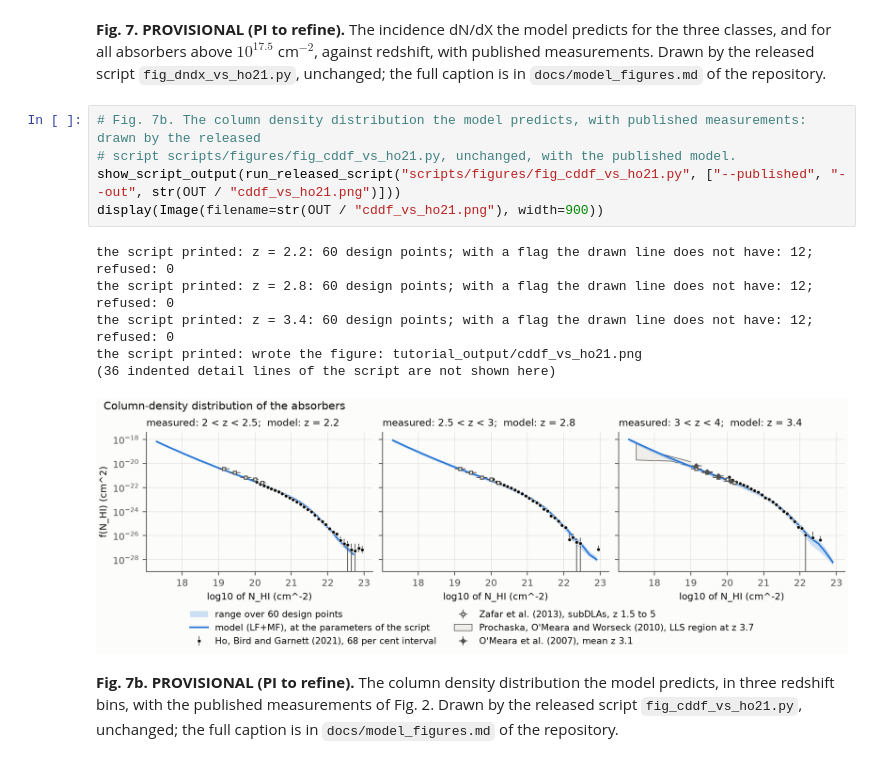
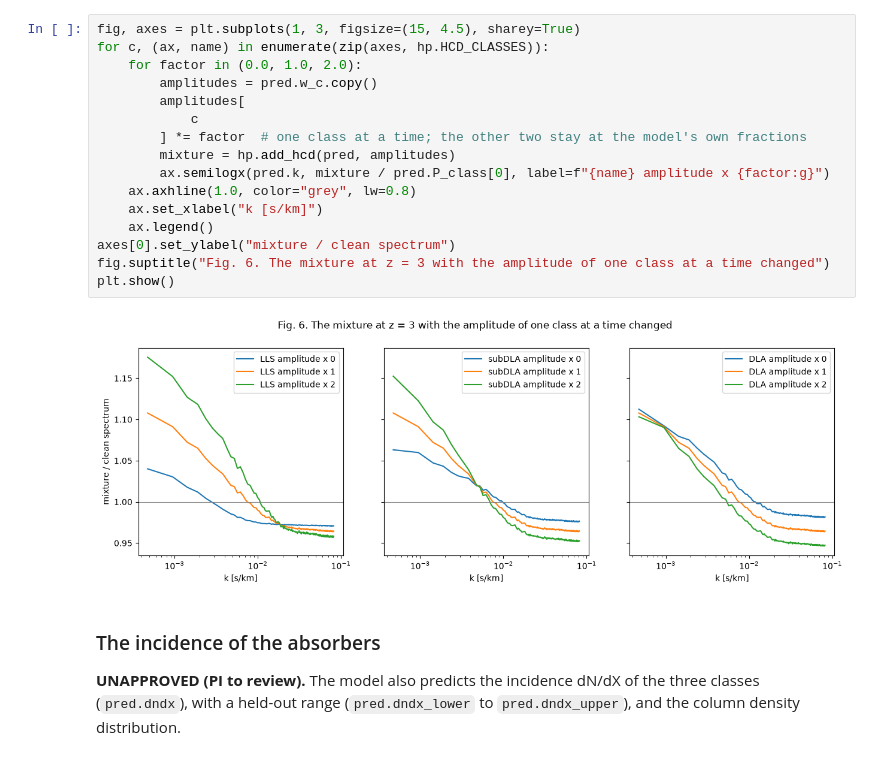
Before and after one commit to jibanCat/hcd_priya, a Jupyter notebook: notebooks/tutorial/hcd_priya_tutorial.ipynb, the cells around one changed output. Saved outputs shown, nothing was run; the diff lists cells and outputs as text.

```diff
--- a/notebooks/tutorial/hcd_priya_tutorial.ipynb
+++ b/notebooks/tutorial/hcd_priya_tutorial.ipynb
@@ -671,20 +200,23 @@ At z = 3 at the midpoint, the model's dN/dX with its held-out range (value x exp
-# %% [markdown]
-**Fig. 7. PROVISIONAL (PI to refine).** The incidence dN/dX the model predicts for the three classes, and for all
-absorbers above $10^{17.5}$ cm$^{-2}$, against redshift, with published measurements. Drawn by the released script
-`fig_dndx_vs_ho21.py`, unchanged; the full caption is in `docs/model_figures.md` of the repository.
-# %%
-# Fig. 7b. The column density distribution the model predicts, with published measurements: drawn by the released
-# script scripts/figures/fig_cddf_vs_ho21.py, unchanged, with the published model.
-show_script_output(run_released_script("scripts/figures/fig_cddf_vs_ho21.py", ["--published", "--out", str(OUT / "cddf_vs_ho21.png")]))
-display(Image(filename=str(OUT / "cddf_vs_ho21.png"), width=900))
-# %% [output]
-the script printed: z = 2.2: 60 design points; with a flag the drawn line does not have: 12; refused: 0
-the script printed: z = 2.8: 60 design points; with a flag the drawn line does not have: 12; refused: 0
-the script printed: z = 3.4: 60 design points; with a flag the drawn line does not have: 12; refused: 0
-the script printed: wrote the figure: tutorial_output/cddf_vs_ho21.png
-(36 indented detail lines of the script are not shown here)
-[figure, removed]
-# %% [markdown]
-**Fig. 7b. PROVISIONAL (PI to refine).** The column density distribution the model predicts, in three redshift
-bins, with the published measurements of Fig. 2. Drawn by the released script `fig_cddf_vs_ho21.py`, unchanged;
-the full caption is in `docs/model_figures.md` of the repository.
+# %%
+fig, axes = plt.subplots(1, 3, figsize=(15, 4.5), sharey=True)
+for c, (ax, name) in enumerate(zip(axes, hp.HCD_CLASSES)):
+    for factor in (0.0, 1.0, 2.0):
+        amplitudes = pred.w_c.copy()
+        amplitudes[
+            c
+        ] *= factor  # one class at a time; the other two stay at the model's own fractions
+        mixture = hp.add_hcd(pred, amplitudes)
+        ax.semilogx(pred.k, mixture / pred.P_class[0], label=f"{name} amplitude x {factor:g}")
+    ax.axhline(1.0, color="grey", lw=0.8)
+    ax.set_xlabel("k [s/km]")
+    ax.legend()
+axes[0].set_ylabel("mixture / clean spectrum")
+fig.suptitle("Fig. 6. The mixture at z = 3 with the amplitude of one class at a time changed")
+plt.show()
+# %% [output]
+[figure, added]
+# %% [markdown]
+### The incidence of the absorbers
+
+**UNAPPROVED (PI to review).** The model also predicts the incidence dN/dX of the three classes (`pred.dndx`), with a
+held-out range (`pred.dndx_lower` to `pred.dndx_upper`), and the column density distribution.
```
Also changed, not shown: parts of 60 cells of this notebook, 6 other files.
